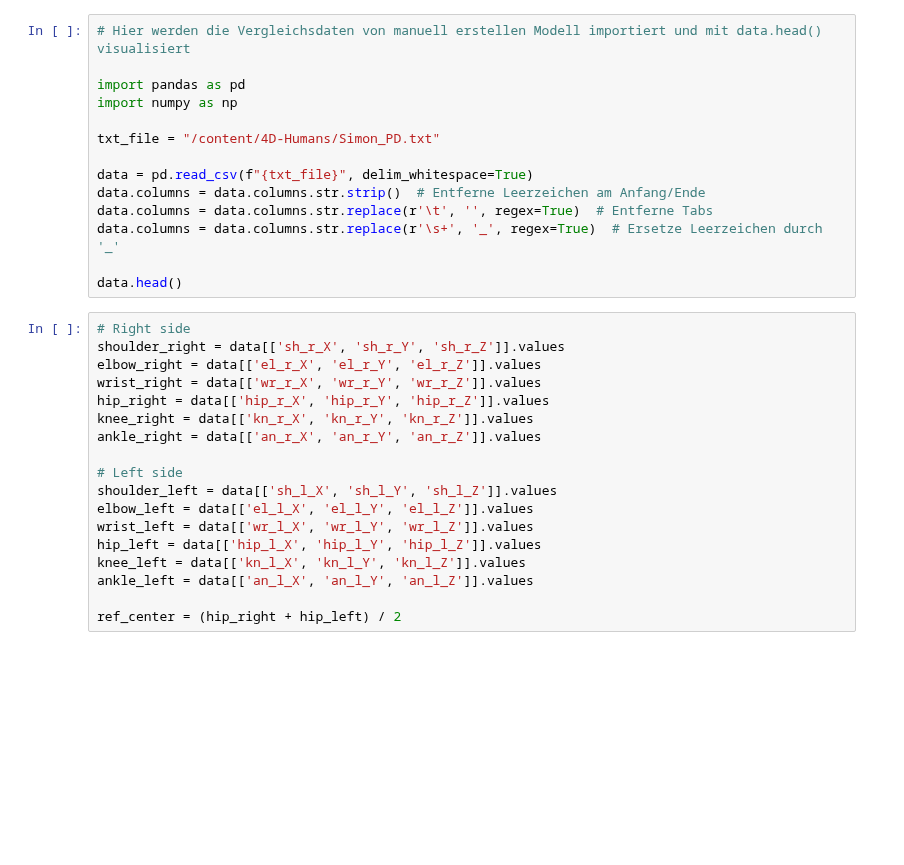
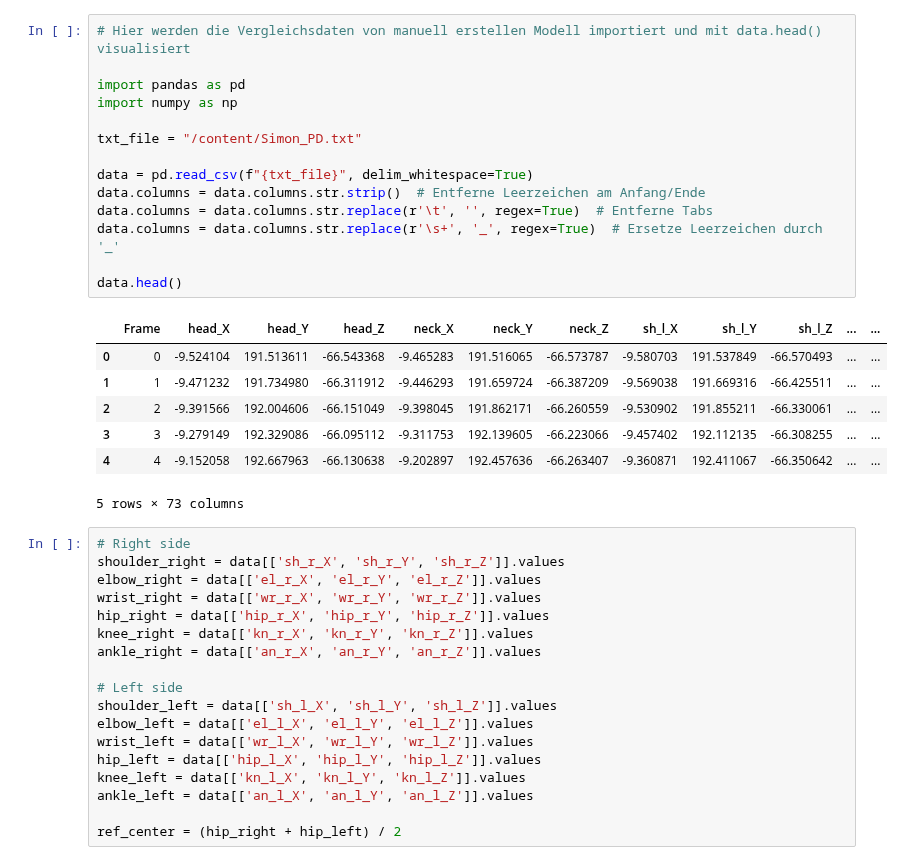
Before and after one commit to pascalghanimi/Ski-Classification-AI, a Jupyter notebook: Feature_Extraction.ipynb, the cells around one changed output. Saved outputs shown, nothing was run; the diff lists cells and outputs as text; blank space fills up the shorter version.

```diff
--- a/Feature_Extraction.ipynb
+++ b/Feature_Extraction.ipynb
@@ -93,17 +112,25 @@ for i, frame in enumerate(list(result.keys())):
 # %%
 # Hier werden die Vergleichsdaten von manuell erstellen Modell importiert und mit data.head() visualisiert
 
 import pandas as pd
 import numpy as np
 
-txt_file = "/content/4D-Humans/Simon_PD.txt"
+txt_file = "/content/Simon_PD.txt"
 
 data = pd.read_csv(f"{txt_file}", delim_whitespace=True)
 data.columns = data.columns.str.strip()  # Entferne Leerzeichen am Anfang/Ende
 data.columns = data.columns.str.replace(r'\t', '', regex=True)  # Entferne Tabs
 data.columns = data.columns.str.replace(r'\s+', '_', regex=True)  # Ersetze Leerzeichen durch '_'
 
 data.head()
+# %% [output]
+|  | Frame | head_X | head_Y | head_Z | neck_X | neck_Y | neck_Z | sh_l_X | sh_l_Y | sh_l_Z | ... | ... |
+| 0 | 0 | -9.524104 | 191.513611 | -66.543368 | -9.465283 | 191.516065 | -66.573787 | -9.580703 | 191.537849 | -66.570493 | ... | ... |
+| 1 | 1 | -9.471232 | 191.734980 | -66.311912 | -9.446293 | 191.659724 | -66.387209 | -9.569038 | 191.669316 | -66.425511 | ... | ... |
+| 2 | 2 | -9.391566 | 192.004606 | -66.151049 | -9.398045 | 191.862171 | -66.260559 | -9.530902 | 191.855211 | -66.330061 | ... | ... |
+| 3 | 3 | -9.279149 | 192.329086 | -66.095112 | -9.311753 | 192.139605 | -66.223066 | -9.457402 | 192.112135 | -66.308255 | ... | ... |
+| 4 | 4 | -9.152058 | 192.667963 | -66.130638 | -9.202897 | 192.457636 | -66.263407 | -9.360871 | 192.411067 | -66.350642 | ... | ... |
+5 rows × 73 columns
 # %%
 # Right side
 shoulder_right = data[['sh_r_X', 'sh_r_Y', 'sh_r_Z']].values
```
Also changed, not shown: parts of 21 cells of this notebook.
